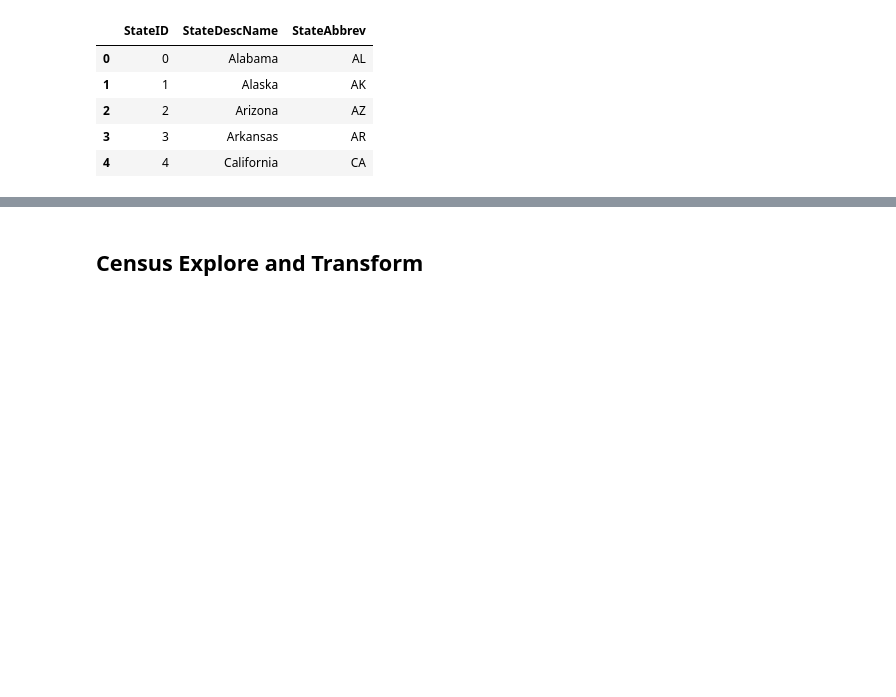
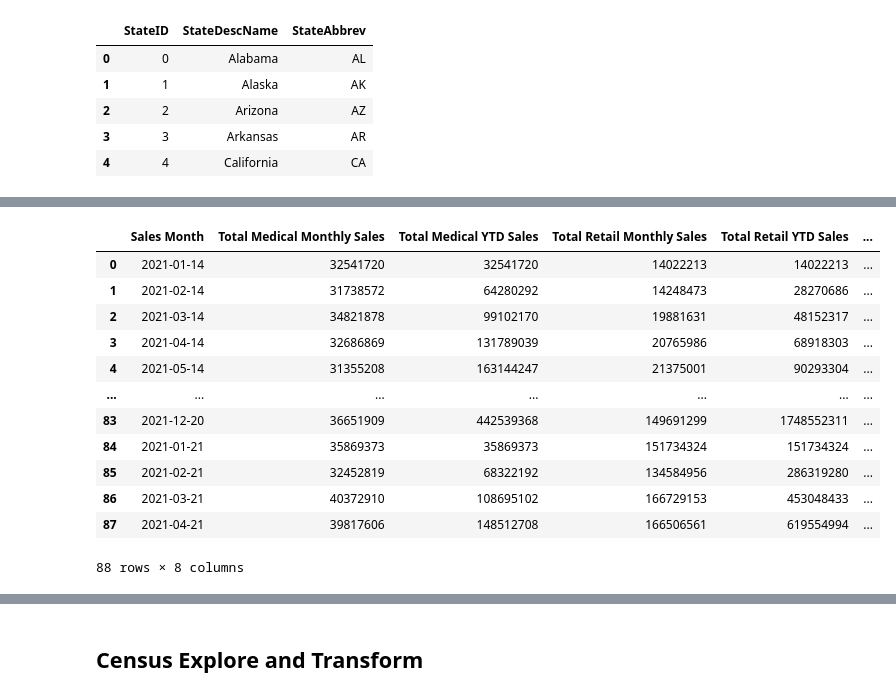
Before and after one commit to kidik425/13-ETL_Project, a Jupyter notebook: Notebooks/ETL_Final.ipynb, the cells around one changed output, grey strips where cells are left out. Cells and saved outputs as stored; diff of their text form; code cells hidden in the pictures; blank space fills up the shorter version.

```diff
--- a/Notebooks/ETL_Final.ipynb
+++ b/Notebooks/ETL_Final.ipynb
@@ -118,0 +282,7 @@ stateDF.head()
+# %%
+# Create new df to be used to load into sales by qtr
+coTempDF = coRawDF.copy()
+
+# Convert activity date from object to date
+coTempDF['Sales Month'] = pd.to_datetime(coTempDF['Sales Month'])
+coTempDF.info()
@@ -118,0 +304,18 @@ stateDF.head()
+# %%
+# Create Qtr column
+coTempDF['Qtr'] = pd.PeriodIndex(coTempDF['Sales Month'], freq ='Q')
+coTempDF
+# %% [output]
+|  | Sales Month | Total Medical Monthly Sales | Total Medical YTD Sales | Total Retail Monthly Sales | Total Retail YTD Sales | ... |
+| 0 | 2021-01-14 | 32541720 | 32541720 | 14022213 | 14022213 | ... |
+| 1 | 2021-02-14 | 31738572 | 64280292 | 14248473 | 28270686 | ... |
+| 2 | 2021-03-14 | 34821878 | 99102170 | 19881631 | 48152317 | ... |
+| 3 | 2021-04-14 | 32686869 | 131789039 | 20765986 | 68918303 | ... |
+| 4 | 2021-05-14 | 31355208 | 163144247 | 21375001 | 90293304 | ... |
+| ... | ... | ... | ... | ... | ... | ... |
+| 83 | 2021-12-20 | 36651909 | 442539368 | 149691299 | 1748552311 | ... |
+| 84 | 2021-01-21 | 35869373 | 35869373 | 151734324 | 151734324 | ... |
+| 85 | 2021-02-21 | 32452819 | 68322192 | 134584956 | 286319280 | ... |
+| 86 | 2021-03-21 | 40372910 | 108695102 | 166729153 | 453048433 | ... |
+| 87 | 2021-04-21 | 39817606 | 148512708 | 166506561 | 619554994 | ... |
+88 rows × 8 columns
```
Also changed, not shown: parts of 24 cells of this notebook, 4 other files.
